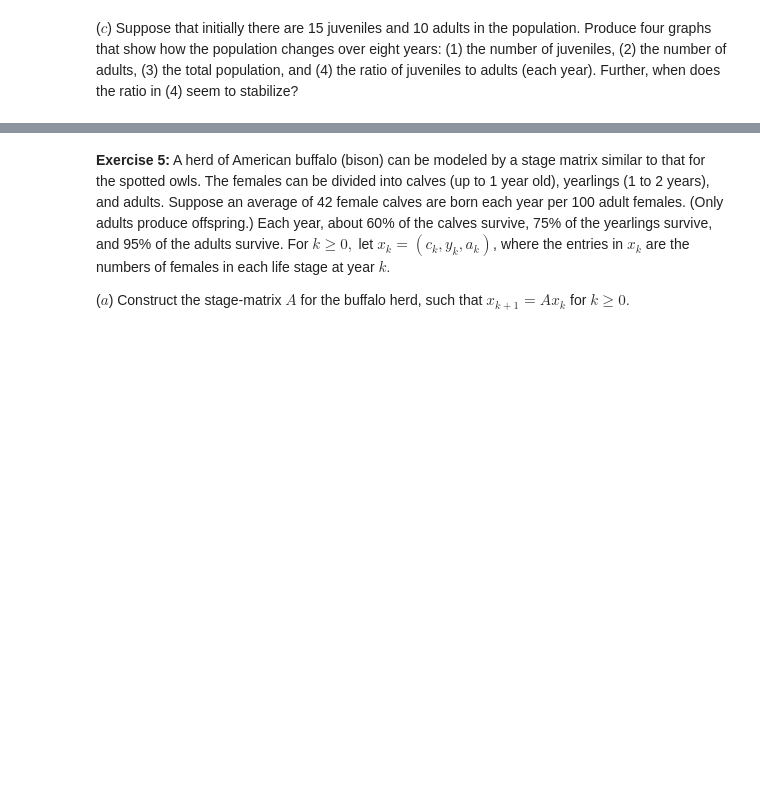
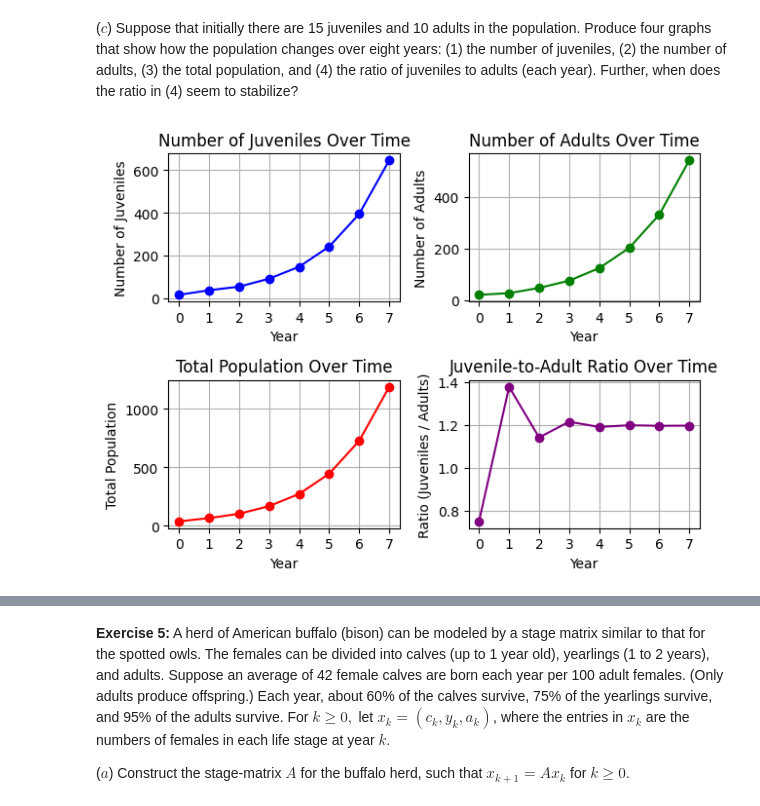
Before and after one commit to Andrewcook08/Linear-Project, a Jupyter notebook: Approximating_Eigenvalues_Eigenvectors.ipynb, the cells around one changed output, grey strips where cells are left out. Cells and saved outputs as stored; diff of their text form; code cells hidden in the pictures; blank space fills up the shorter version.

```diff
--- a/Approximating_Eigenvalues_Eigenvectors.ipynb
+++ b/Approximating_Eigenvalues_Eigenvectors.ipynb
@@ -745,0 +773,81 @@ x_100 (100 Day)
+# %%
+## Code solution here.
+import numpy as np
+import matplotlib.pyplot as plt
+
+A = np.array([[0.3, 1.6],
+             [0.7, 0.8]])
+
+InitialPop = np.array([15, 20])
+years = 8
+stabilizationYear = 0
+stabilizationThresh = 0.05
+previousRatio = None
+stabilized = False
+
+juveniles = []
+adults = []
+totalPopulation = []
+juvenileToAdults = []
+
+x = InitialPop
+
+for year in range(years):
+    juveniles.append(x[0])
+    adults.append(x[1])
+    totalPopulation.append(x[0] + x[1])
+    ratio = x[0] / x[1]
+    juvenileToAdults.append(ratio)
+    # we can figure out when the stabilization occurs here
+    if previousRatio != None and abs(ratio - previousRatio) < stabilizationThresh and stabilized == False:
+        stabilizationYear = year
+        stabilized = True
+
+    previousRatio = ratio
+    # create new population
+    x = A @ x
+
+# plot the number of juveniles over 8 years
+plt.subplot(2, 2, 1)
+plt.plot(range(years), juveniles, marker='o', color='b', label='Juveniles')
+plt.xlabel('Year')
+plt.ylabel('Number of Juveniles')
+plt.title('Number of Juveniles Over Time')
+plt.xticks(range(years))
+plt.grid(True)
+
+#Number of adults over 8 years
+plt.subplot(2, 2, 2)
+plt.plot(range(years), adults, marker='o', color='g', label='Adults')
+plt.xlabel('Year')
+plt.ylabel('Number of Adults')
+plt.title('Number of Adults Over Time')
+plt.xticks(range(years))
+plt.grid(True)
+
+# total population
+plt.subplot(2, 2, 3)
+plt.plot(range(years), totalPopulation, marker='o', color='r', label='Total Population')
+plt.xlabel('Year')
+plt.ylabel('Total Population')
+plt.title('Total Population Over Time')
+plt.xticks(range(years))
+plt.grid(True)
+
+# ratio of juveniles to adults
+plt.subplot(2, 2, 4)
+plt.plot(range(years), juvenileToAdults, marker='o', color='purple', label='Juvenile-to-Adult Ratio')
+plt.xlabel('Year')
+plt.ylabel('Ratio (Juveniles / Adults)')
+plt.title('Juvenile-to-Adult Ratio Over Time')
+plt.xticks(range(years))
+plt.grid(True)
+
+# Show the plots
+plt.tight_layout()
+plt.show()
+
+print("The ratio seems to stabilize at year: ", stabilizationYear)
+print("I computed this by choosing a threshold of how much the ratio can change between two years to be considered stabilized. I chose the threshold to be < .05. So the ratio should then stabilize when the differece of the previous ratio and the current ratio is < .05. This happens from year 3 to 4 so year 4 is when it stabilizes.")
+# %% [output]
+[figure, added]
```
Also changed, not shown: parts of 7 cells of this notebook.
